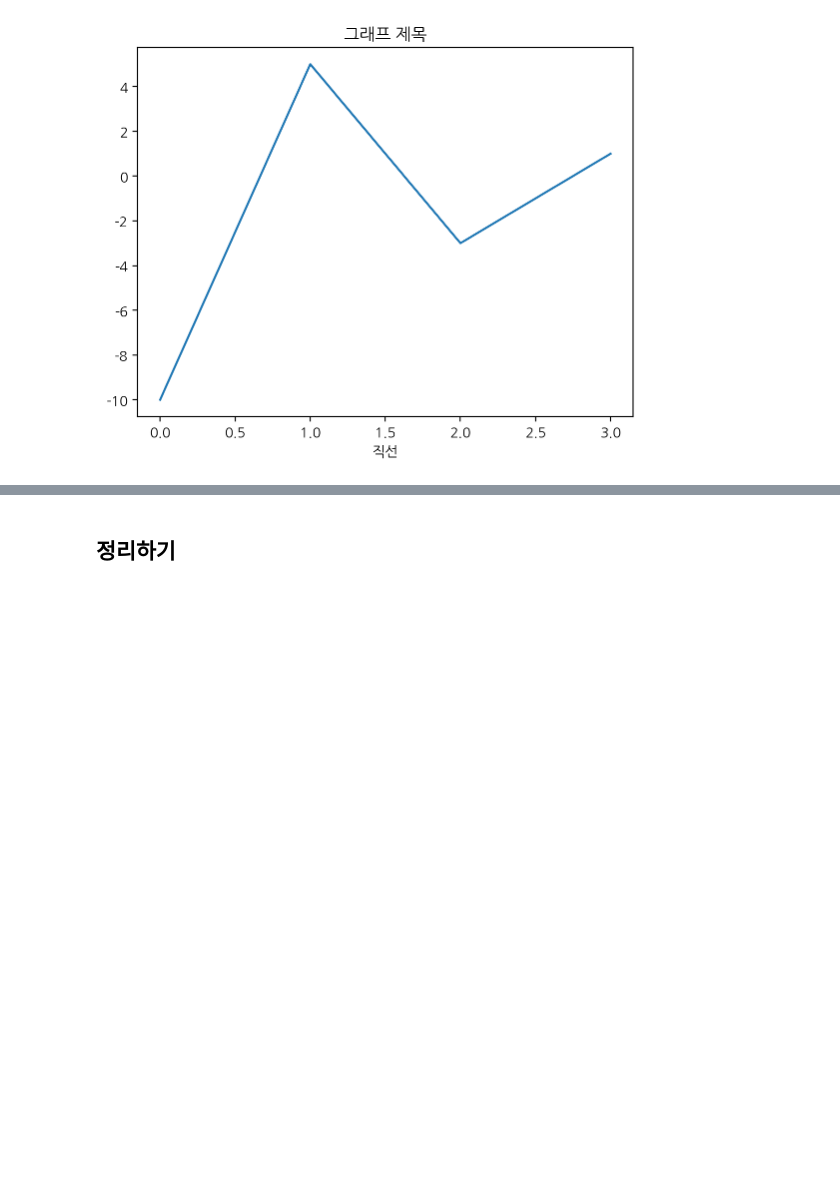
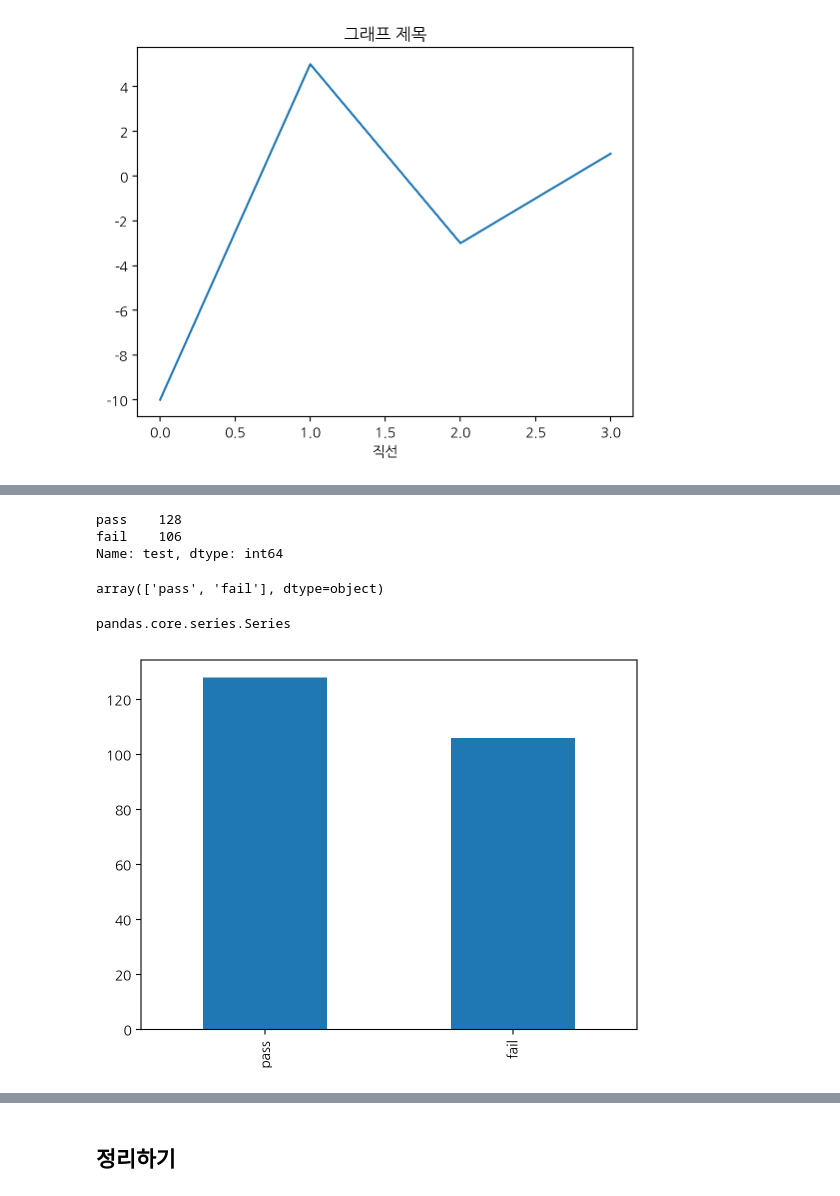
Before and after one commit to worejeongglenogang/2025-1-myclass-BDA, a Jupyter notebook: inclass/04w_B_wed_0326_dataframe_application.ipynb, the cells around one changed output, grey strips where cells are left out. Saved outputs shown, nothing was run; the diff lists cells and outputs as text; code cells hidden in the pictures; blank space fills up the shorter version.

```diff
--- a/inclass/04w_B_wed_0326_dataframe_application.ipynb
+++ b/inclass/04w_B_wed_0326_dataframe_application.ipynb
@@ -645,0 +609,6 @@ dtype: float64
+# %%
+import numpy as np
+
+# 20 이상이면 pass, 그렇지 않으면 fail 부여
+mpg['test'] = np.where(mpg['total'] >= 20, 'pass', 'fail')
+mpg.sample(10)
@@ -645,0 +627,20 @@ dtype: float64
+# %%
+mpg['test'].value_counts()  # 연비 합격 빈도표 만들기
+# %% [output]
+pass    128
+fail    106
+Name: test, dtype: int64
+# %%
+mpg['test'].unique()
+# %% [output]
+array(['pass', 'fail'], dtype=object)
+# %%
+count_test = mpg['test'].value_counts()  # 연비 합격 빈도표를 변수에 할당
+# %%
+type(count_test)
+# %% [output]
+pandas.core.series.Series
+# %%
+count_test.plot.bar(); # 연비 합격 빈도 막대 그래프 만들기
+# %% [output]
+[figure, added]
```
Also changed, not shown: parts of 195 cells of this notebook.
